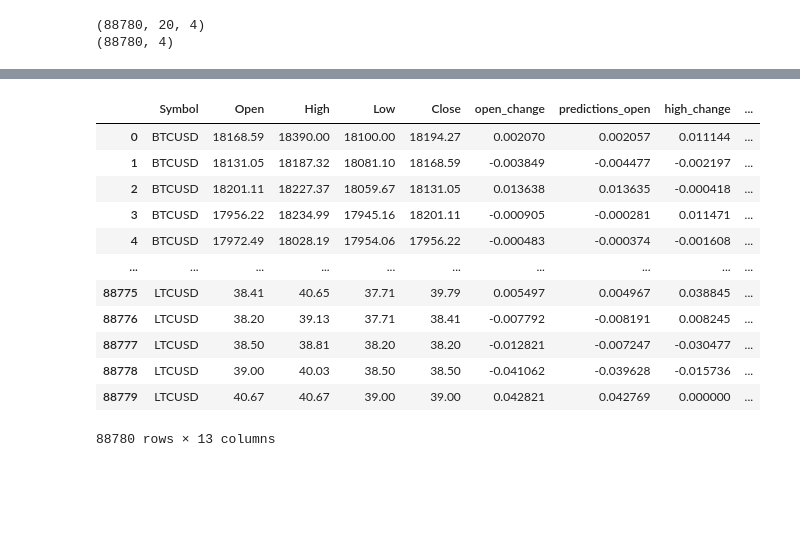
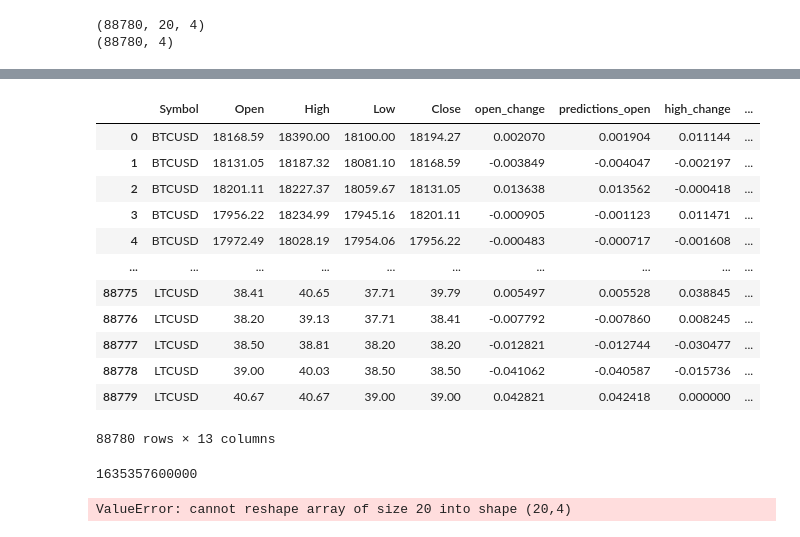
Before and after one commit to Lemme-lab/Crypto-Bot-Tradingview, a Jupyter notebook: Code.ipynb, the cells around one changed output, grey strips where cells are left out. Cells and saved outputs as stored; diff of their text form; code cells hidden in the pictures; blank space fills up the shorter version.

Commit message:
loop added model saved 100 epochs

```diff
--- a/Code.ipynb
+++ b/Code.ipynb
@@ -75,10 +75,12 @@ print(Y.shape);
 # %%
 from keras.models import Sequential
 from keras.layers import LSTM
+from keras.models import load_model
 
 model = Sequential()
 model.add(LSTM(4, input_shape=(20, 4)))
 
+
 model.compile(optimizer="rmsprop", loss="mse")
-model.fit(X, Y, batch_size=20, epochs=1)
+model.fit(X, Y, batch_size=10, epochs=100)
 # %% [output]
@@ -87,25 +105,26 @@ model.fit(X, Y, batch_size=20, epochs=1)
 # %%
 predictions = model.predict(X)
 df1 = pd.DataFrame(predictions, columns=['predictions_open', 'predictions_High', 'predictions_Low', 'predictions_Close'])
 df.drop(df.tail(20).index,inplace=True)
+model.save("Crypo_AI.hdf5")
 
 df1['predictions_Close'].map(int)
 df.insert(6, 'predictions_open', df1["predictions_open"])
 df.insert(8, 'predictions_High', df1["predictions_High"])
 df.insert(10, 'predictions_Low', df1["predictions_Low"])
 df.insert(12, 'predictions_Close', df1["predictions_Close"])
 df
 # %% [output]
 |  | Symbol | Open | High | Low | Close | open_change | predictions_open | high_change | ... |
-| 0 | BTCUSD | 18168.59 | 18390.00 | 18100.00 | 18194.27 | 0.002070 | 0.002057 | 0.011144 | ... |
-| 1 | BTCUSD | 18131.05 | 18187.32 | 18081.10 | 18168.59 | -0.003849 | -0.004477 | -0.002197 | ... |
-| 2 | BTCUSD | 18201.11 | 18227.37 | 18059.67 | 18131.05 | 0.013638 | 0.013635 | -0.000418 | ... |
-| 3 | BTCUSD | 17956.22 | 18234.99 | 17945.16 | 18201.11 | -0.000905 | -0.000281 | 0.011471 | ... |
-| 4 | BTCUSD | 17972.49 | 18028.19 | 17954.06 | 17956.22 | -0.000483 | -0.000374 | -0.001608 | ... |
+| 0 | BTCUSD | 18168.59 | 18390.00 | 18100.00 | 18194.27 | 0.002070 | 0.001904 | 0.011144 | ... |
+| 1 | BTCUSD | 18131.05 | 18187.32 | 18081.10 | 18168.59 | -0.003849 | -0.004047 | -0.002197 | ... |
+| 2 | BTCUSD | 18201.11 | 18227.37 | 18059.67 | 18131.05 | 0.013638 | 0.013562 | -0.000418 | ... |
+| 3 | BTCUSD | 17956.22 | 18234.99 | 17945.16 | 18201.11 | -0.000905 | -0.001123 | 0.011471 | ... |
+| 4 | BTCUSD | 17972.49 | 18028.19 | 17954.06 | 17956.22 | -0.000483 | -0.000717 | -0.001608 | ... |
 | ... | ... | ... | ... | ... | ... | ... | ... | ... | ... |
-| 88775 | LTCUSD | 38.41 | 40.65 | 37.71 | 39.79 | 0.005497 | 0.004967 | 0.038845 | ... |
-| 88776 | LTCUSD | 38.20 | 39.13 | 37.71 | 38.41 | -0.007792 | -0.008191 | 0.008245 | ... |
-| 88777 | LTCUSD | 38.50 | 38.81 | 38.20 | 38.20 | -0.012821 | -0.007247 | -0.030477 | ... |
-| 88778 | LTCUSD | 39.00 | 40.03 | 38.50 | 38.50 | -0.041062 | -0.039628 | -0.015736 | ... |
-| 88779 | LTCUSD | 40.67 | 40.67 | 39.00 | 39.00 | 0.042821 | 0.042769 | 0.000000 | ... |
+| 88775 | LTCUSD | 38.41 | 40.65 | 37.71 | 39.79 | 0.005497 | 0.005528 | 0.038845 | ... |
+| 88776 | LTCUSD | 38.20 | 39.13 | 37.71 | 38.41 | -0.007792 | -0.007860 | 0.008245 | ... |
+| 88777 | LTCUSD | 38.50 | 38.81 | 38.20 | 38.20 | -0.012821 | -0.012744 | -0.030477 | ... |
+| 88778 | LTCUSD | 39.00 | 40.03 | 38.50 | 38.50 | -0.041062 | -0.040587 | -0.015736 | ... |
+| 88779 | LTCUSD | 40.67 | 40.67 | 39.00 | 39.00 | 0.042821 | 0.042418 | 0.000000 | ... |
 88780 rows × 13 columns
@@ -112,5 +193,6 @@ df
 # %%
 import requests
+import re
 X_New = []
 Y_New = []
 resp = requests.get('https://api.coingecko.com/api/v3/coins/bitcoin/ohlc?vs_currency=eur&days=1').json()
@@ -120,11 +202,12 @@ string = string.replace('[', '')
 string =string.replace(']', '')
 string = string.replace(',', '')
 string = string.split()
+print(string[0])
 
 output_read = pd.read_csv("Export_data.csv", header=0)
 changes_New = output_read[["open_change", "high_change", "low_change", "close_change"]].to_numpy()
 
-for i in range(0, len(changes_New) - 20):
+for i in range(0, 20):
     X_New.append(np.array(changes_New[i+1:i+21][::-1]))
 
 X_New = np.array(X_New).reshape(-1, 20, 4)
@@ -132,10 +215,29 @@ X_New = np.array(X_New).reshape(-1, 20, 4)
 
 predictions_New = model.predict(X_New)
 
-output_read.loc[-1] = ['0', '0','0','0','0',predictions_New[0][0], predictions_New[0][1] ,predictions_New[0][2] ,predictions_New[0][3] ,'0','0','0','0']
-output_read.index = output_read.index + 1
-output_read.sort_index(inplace=True)
-#output_read = pd.concat([output_read, dfnew], axis=1).reindex(df1.index)
 
 
-output_read.to_csv (r'C:\Users\TH24\Desktop\Code\Code\Bitcoin-Bot\Export_data.csv', index = False, header=True)
+# output_read.loc[0, 'Time'] = string[0]
+# output_read.loc[0, 'Open'] = float(string[1])
+# output_read.loc[0, 'High'] = float(string[2])
+# output_read.loc[0, 'Low'] = float(string[3])
+# output_read.loc[0, 'Close'] = float(string[4])
+
+
+# output_read.loc[0, 'open_change'] = output_read.loc[0, 'Open'] / output_read.loc[1, 'Open']
+# output_read.loc[0, 'high_change'] = output_read.loc[0, 'High'] / output_read.loc[1, 'High']
+# output_read.loc[0, 'low_change'] = output_read.loc[0, 'Low'] / output_read.loc[1, 'Low']
+# output_read.loc[0, 'close_change'] = output_read.loc[0, 'Close'] / output_read.loc[1, 'Close']
+
+
+
+
+# output_read.loc[-1] = ['0', '0','0','0','0',predictions_New[0][0], predictions_New[0][1] ,predictions_New[0][2] ,predictions_New[0][3] ,'0','0','0','0']
+# output_read.index = output_read.index + 1
+# output_read.sort_index(inplace=True)
+
+
+# output_read.to_csv (r'C:\Users\TH24\Desktop\Code\Code\Bitcoin-Bot\Export_data.csv', index = False, header=True)
+# %% [output]
+1635357600000
+ValueError: cannot reshape array of size 20 into shape (20,4)
```
Also changed, not shown: parts of 2 cells of this notebook, 2 other files.
